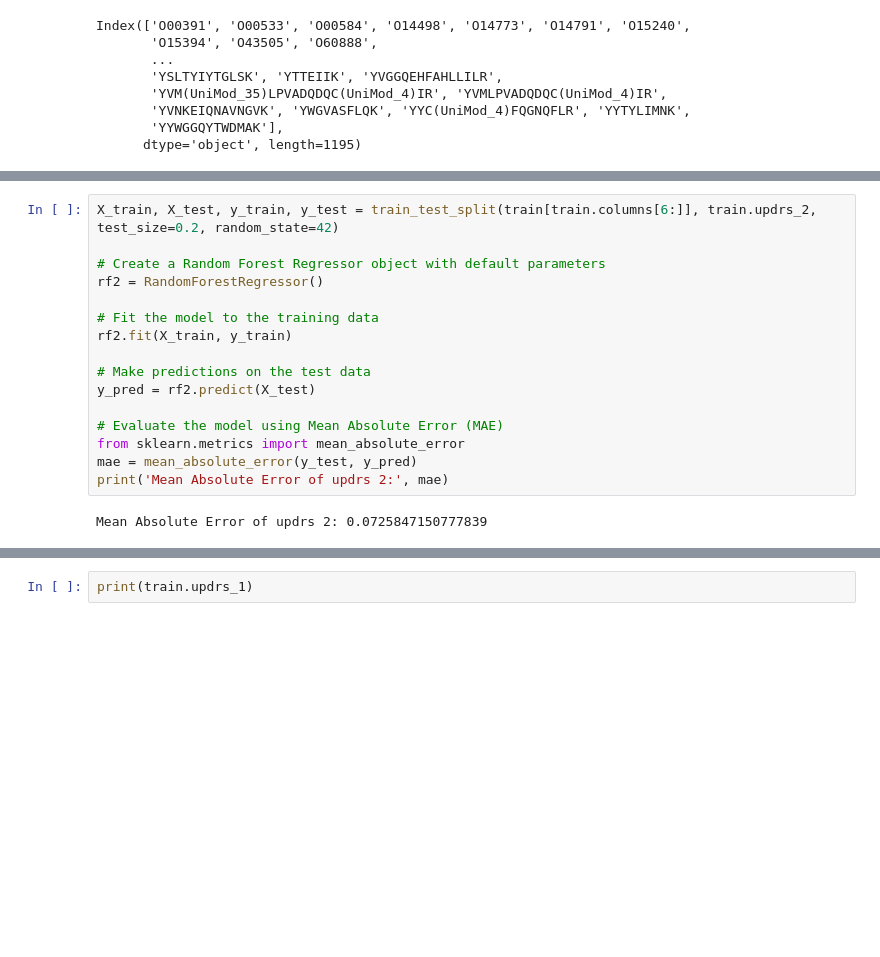
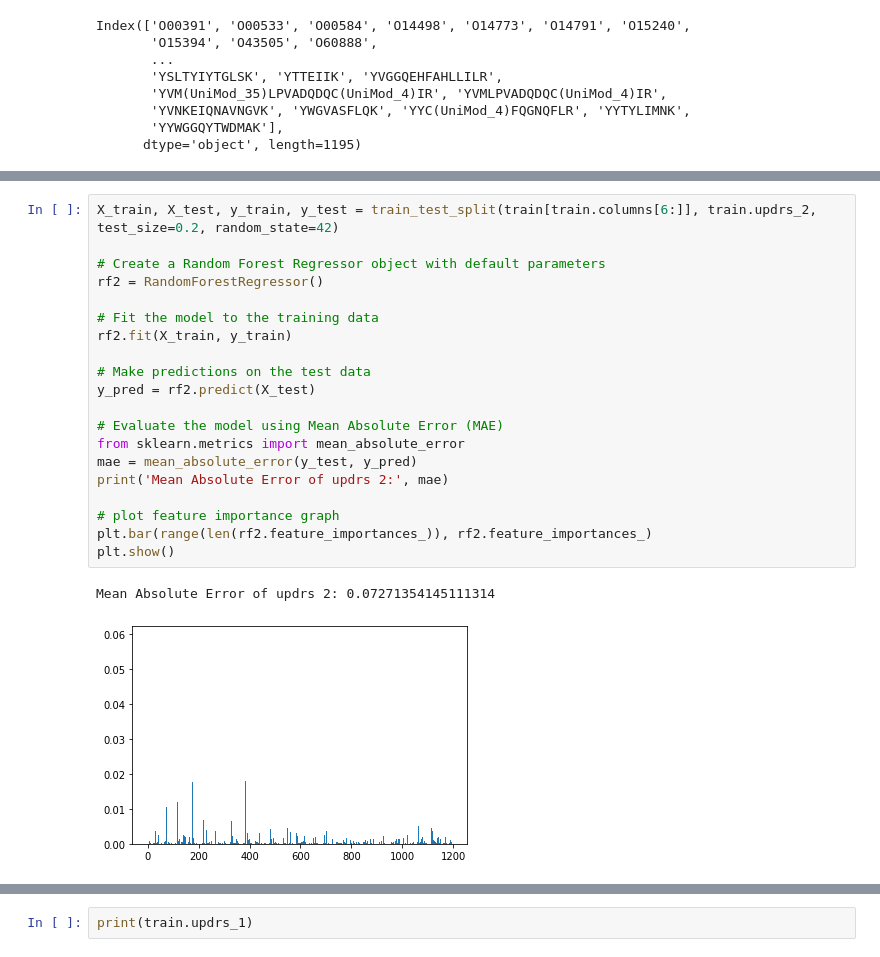
Before and after one commit to carloscastmar/Parkinson-s-Disease-Progression-Prediction, a Jupyter notebook: eda.ipynb, the cells around one changed output, grey strips where cells are left out. Cells and saved outputs as stored; diff of their text form; blank space fills up the shorter version.

```diff
--- a/eda.ipynb
+++ b/eda.ipynb
@@ -297,21 +305,26 @@ Mean Absolute Error of updrs 1: 0.08742880793810744
 # %%
 X_train, X_test, y_train, y_test = train_test_split(train[train.columns[6:]], train.updrs_2, test_size=0.2, random_state=42)
 
 # Create a Random Forest Regressor object with default parameters
 rf2 = RandomForestRegressor()
 
 # Fit the model to the training data
 rf2.fit(X_train, y_train)
 
 # Make predictions on the test data
 y_pred = rf2.predict(X_test)
 
 # Evaluate the model using Mean Absolute Error (MAE)
 from sklearn.metrics import mean_absolute_error
 mae = mean_absolute_error(y_test, y_pred)
 print('Mean Absolute Error of updrs 2:', mae)
+
+# plot feature importance graph
+plt.bar(range(len(rf2.feature_importances_)), rf2.feature_importances_)
+plt.show()
 # %% [output]
-Mean Absolute Error of updrs 2: 0.0725847150777839
+Mean Absolute Error of updrs 2: 0.07271354145111314
+[figure, added]
 # %%
 X_train, X_test, y_train, y_test = train_test_split(train[train.columns[6:]], train.updrs_3, test_size=0.2, random_state=42)
 
```
Also changed, not shown: parts of 4 cells of this notebook, 2 other files.
